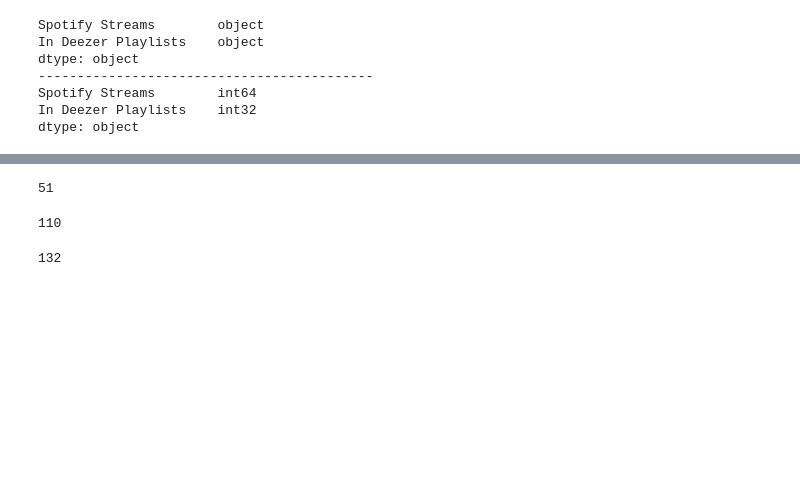
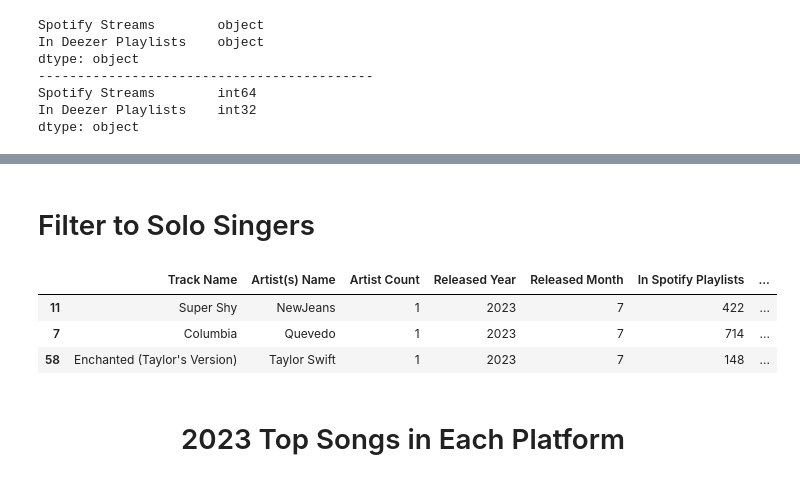
Before and after one commit to alaa-aleryani/Project_1, a Jupyter notebook: Analysis/top_Songs_Analysis.ipynb, the cells around one changed output, grey strips where cells are left out. Cells and saved outputs as stored; diff of their text form; code cells hidden in the pictures; blank space fills up the shorter version.

```diff
--- a/Analysis/top_Songs_Analysis.ipynb
+++ b/Analysis/top_Songs_Analysis.ipynb
@@ -39,12 +38,12 @@ len(unduplicated_music_df)
 # %%
 # Remove Unwanted Columns:
 final_music_df = unduplicated_music_df.drop(columns=["in_shazam_charts", "released_day",
-                                                      "mode", "danceability_%", "valence_%",
-                                                      "energy_%", "acousticness_%",
+                                                      "bpm","key","mode", "danceability_%",
+                                                      "valence_%", "energy_%", "acousticness_%",
                                                       "instrumentalness_%", "liveness_%",
                                                       "speechiness_%", "Deezer Album ID",
                                                       "in_spotify_charts", "in_apple_charts",
                                                       "in_deezer_charts"])
 # final_music_df.columns
-final_music_df.head(1)
+final_music_df.count()
 # %% [output]
@@ -368,21 +115,0 @@ top_Deezer_playlists = cleaned_final_music_df.sort_values(by="In Deezer Playlist
-# %%
-# # songs_23_df.groupby("Artist(s) Name")
-# for artist in songs_23_df["Artist(s) Name"]:
-#     if songs_23_df["Artist Count"]
-artists_23 = songs_23_df["Artist(s) Name"].value_counts()
-print(len(artists_23))
-# artists_23.head(9)   # 51 artists >= 2
-# %% [output]
-51
-# %%
-artists_22 = songs_22_df["Artist(s) Name"].value_counts()
-print(len(artists_22))
-# artists_22.head(25)   # 110 artists >= 2
-# %% [output]
-110
-# %%
-artists_prior = music_prior_df["Artist(s) Name"].value_counts()
-print(len(artists_prior))
-# artists_prior.head(30)      # 132 artists >= 2
-# %% [output]
-132
@@ -388,0 +119,21 @@ print(len(artists_prior))
+# %% [markdown]
+# Filter to Solo Singers
+# %%
+# First filter the dataframe to music done by solo singers.
+# Then sort the music in DESCENDING order
+# so we see the newest songs first!
+solo_artists_df = cleaned_final_music_df[cleaned_final_music_df["Artist Count"] == 1]\
+                   .sort_values(by=["Released Year", "Released Month", "Spotify Streams"], ascending = False)
+
+# To format and make numbers readable,
+# First make a copy so we don't mess the orginial one:
+solo_artists_modified = solo_artists_df.copy()
+solo_artists_modified["Spotify Streams"] = solo_artists_modified["Spotify Streams"].map("{:,}".format)
+solo_artists_modified.head(3)
+# %% [output]
+|  | Track Name | Artist(s) Name | Artist Count | Released Year | Released Month | In Spotify Playlists | ... |
+| 11 | Super Shy | NewJeans | 1 | 2023 | 7 | 422 | ... |
+| 7 | Columbia | Quevedo | 1 | 2023 | 7 | 714 | ... |
+| 58 | Enchanted (Taylor's Version) | Taylor Swift | 1 | 2023 | 7 | 148 | ... |
+# %% [markdown]
+<h1><center>2023 Top Songs in Each Platform</center></h1>
```
Also changed, not shown: parts of 55 cells of this notebook, 3 other files.
